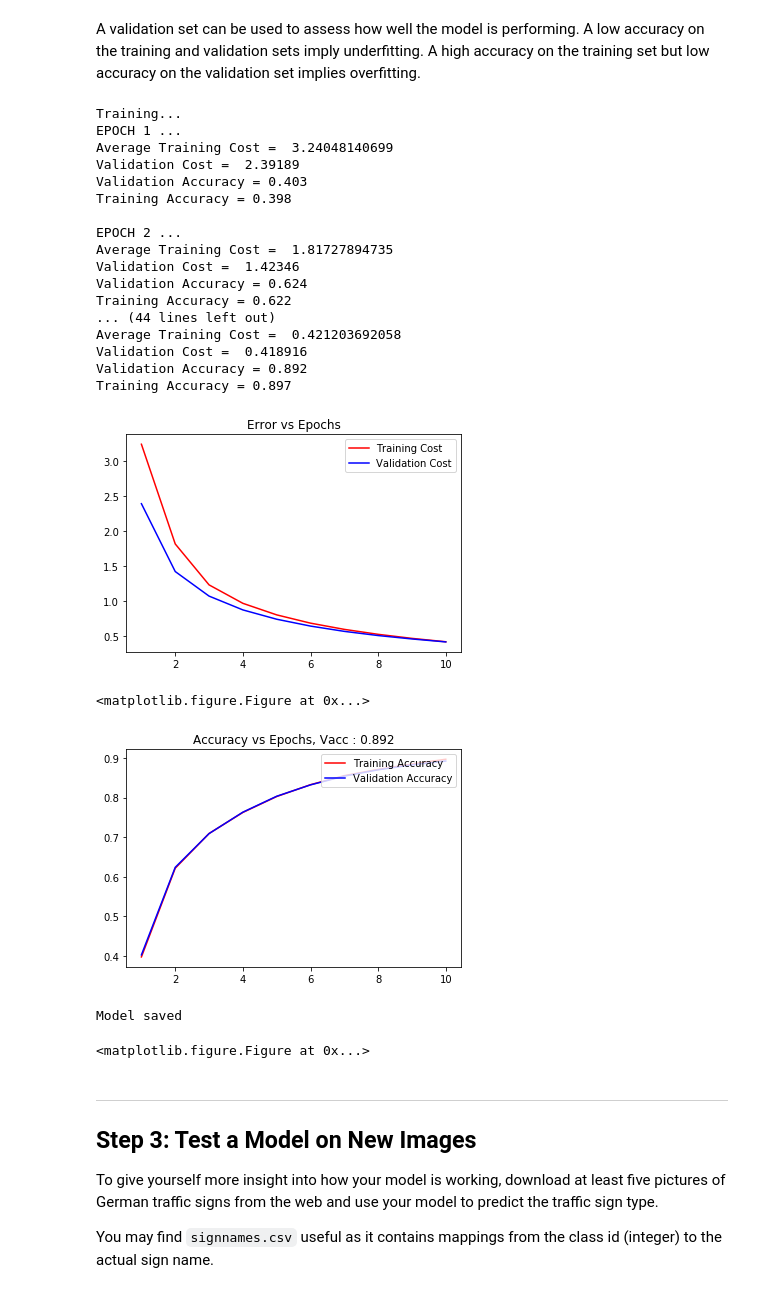
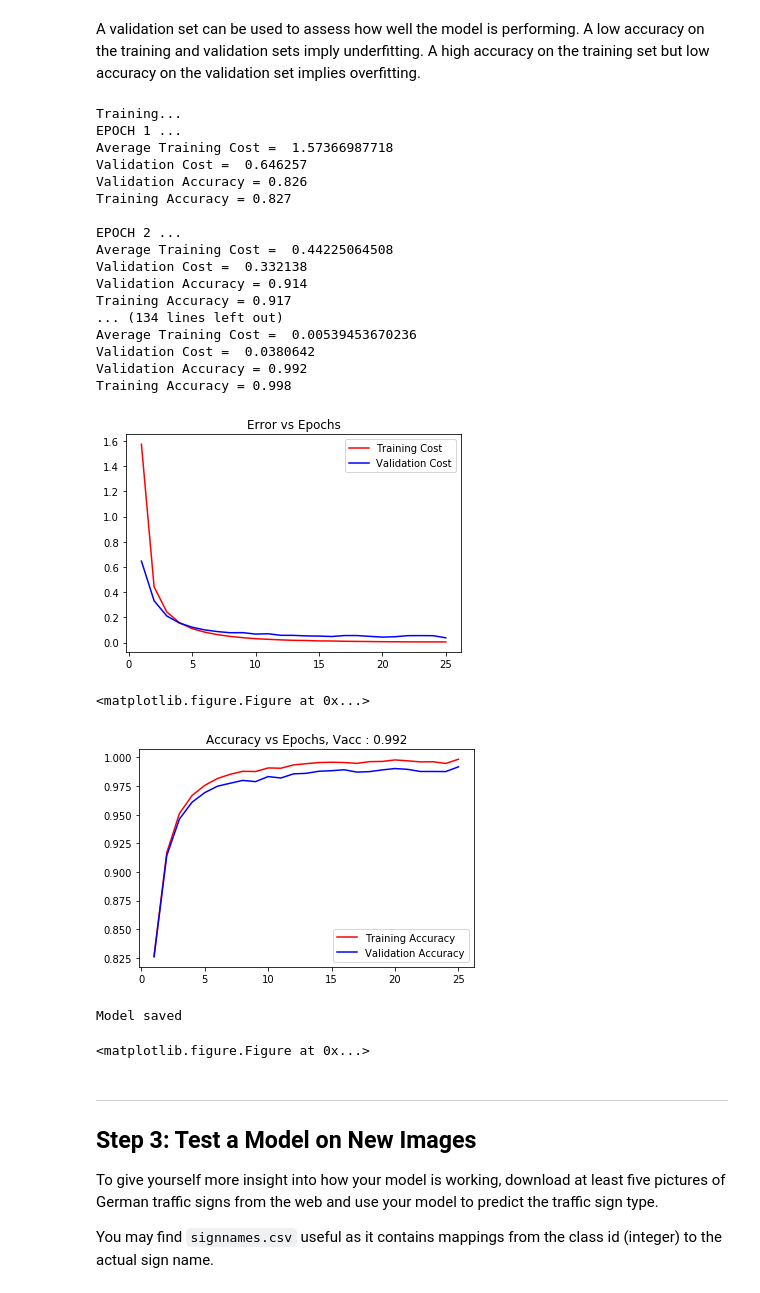
Before and after one commit to Thayjes/Traffic-Sign-Classifier, a Jupyter notebook: Traffic_Sign_Classifier_AWS2.2.ipynb, the cells around one changed output. Cells and saved outputs as stored; diff of their text form; code cells hidden in the pictures.

```diff
--- a/Traffic_Sign_Classifier_AWS2.2.ipynb
+++ b/Traffic_Sign_Classifier_AWS2.2.ipynb
@@ -22,7 +22,7 @@ The [rubric](https://review.udacity.com/#!/rubrics/481/view) contains "Stand Out
 # %%
 # Load pickled data
 import pickle
-windows = True
+windows = False
 augmented = False
 # TODO: Fill this in based on where you saved the training and testing data
 if windows == True:
@@ -111,6 +111,8 @@ The [Matplotlib](http://matplotlib.org/) [examples](http://matplotlib.org/exampl
 **NOTE:** It's recommended you start with something simple first. If you wish to do more, come back to it after you've completed the rest of the sections. It can be interesting to look at the distribution of classes in the training, validation and test set. Is the distribution the same? Are there more examples of some classes than others?
 # %%
 # Let us define a function to plot figures of the traffic sign images. Along with the label at the top.
+%matplotlib inline
+from matplotlib import pyplot as plt
 def plot_traffic_signs(figures, num_rows, num_cols, labels = None):
     fig, axes = plt.subplots(nrows = num_rows, ncols= num_cols, figsize = (20, 20))
     axes = axes.ravel()
@@ -122,27 +124,26 @@ def plot_traffic_signs(figures, num_rows, num_cols, labels = None):
         else:
             axes[fignumber].set_title(heading)
     extent = axes[1].get_window_extent().transformed(fig.dpi_scale_trans.inverted())
-    fig.savefig("Augmented_Traffic_Sign.png")
+    #fig.savefig("Augmented_Traffic_Sign.png")
     #fig.savefig('ax2_figure_expanded.png', bbox_inches=extent.expanded(1, 1))
 # From the CSV file, let us extract the classid and signname from each row.
 name_values = np.genfromtxt('signnames.csv', skip_header=1, dtype=[('myint','i8'), ('mysring','S55')], delimiter=',')
 # Define how many signs to plot
-num_signs = 2
+num_signs = 8
 # Initialize dictionaries for storing the images and corresponding classid.
 figures = {}
 labels = {}
 indices = [[100], [1000]]
 
-# Loop over the signs and fill the dictionaries with images and the corresponding label.
+#Loop over the signs and fill the dictionaries with images and the corresponding label.
 for i in range(num_signs):
     # Pick a random sign from the training set
     index = np.random.randint(0, X_train.shape[0], 1)
-    index = indices[i]
     # Get the image for that sign
     img = X_train[index].squeeze()
     # Get the label, use decode to remove the b in front of the string.
     labels[i] = name_values[y_train[index]][0][1].decode('utf-8')
     figures[i] = img
 
-plot_traffic_signs(figures, 1, 2, labels)
+plot_traffic_signs(figures, 4, 2, labels)
 # %% [output]
@@ -244,13 +245,12 @@ X_test = X_test_gray
 for i in range(num_signs):
     # Pick a random sign from the training set
     index = np.random.randint(0, X_train.shape[0], 1)
-    index = indices[i]
     # Get the image for that sign
     img = X_train[index].squeeze()
     # Get the label, use decode to remove the b in front of the string.
     labels[i] = name_values[y_train[index]][0][1].decode('utf-8')
     figures[i] = img
 
-plot_traffic_signs(figures, 1, 2, labels)
+plot_traffic_signs(figures, 4, 2, labels)
 # %% [output]
 (34799, 32, 32, 1)
@@ -417,7 +417,7 @@ def dropout(layer, keep_prob):
 # L1 through Lout define the depth of each of the layers.
 # Named variables and placeholders so the names can be used when the saved session is restored.
 # Named certain operations as well for the same reason
-rate = 1e-4
+rate = 5*1e-4
 mu = 0
 sigma = 0.1
 L1 = 6
@@ -436,7 +436,7 @@ y = tf.placeholder(tf.int32, (None), name = "y")
 conv1_W = weight_variable((5, 5, image_depth, L1), mu, sigma, "conv1_W")
 conv1_b = bias_variable([L1], "conv1_b")
 conv1   = tf.add(tf.nn.conv2d(x, conv1_W, strides=[1, 1, 1, 1], padding='VALID'), conv1_b, name = "conv1_op")
-print(conv1.shape)
+#print(conv1.shape)
 #conv1_layer = tf.get_variable("conv1_layer", dtype=tf.float32,
 #  initializer=conv1, validate_shape = False)
 
@@ -451,7 +451,7 @@ conv1 = tf.nn.max_pool(conv1, ksize=[1, 2, 2, 1], strides=[1, 2, 2, 1], padding=
 conv2_W = weight_variable((5, 5, L1, L2), mu, sigma, "conv2_W")
 conv2_b = bias_variable([L2], "conv2_b")
 conv2   = tf.add(tf.nn.conv2d(conv1, conv2_W, strides=[1, 1, 1, 1], padding='VALID'), conv2_b, name = "conv2_op")
-print(conv2.shape)
+#print(conv2.shape)
 #conv2_layer = tf.get_variable("conv2_layer", dtype=tf.float32,
 # initializer=conv2, validate_shape = False)
 # SOLUTION: Activation.
@@ -525,7 +522,7 @@ def evaluate(X_data, y_data):
         total_accuracy += (accuracy * len(batch_x))
     return total_accuracy / num_examples
 # %%
-EPOCHS = 10
+EPOCHS = 25
 BATCH_SIZE = 128
 development = False
 tc = []
@@ -556,52 +553,52 @@ with tf.Session() as sess:
             avg_train_cost += train_cost/ (num_batches)
 
         valid_cost = sess.run(loss_operation, feed_dict={x:X_valid, y:y_valid})
         epochs.append(i+1)
         tc.append(avg_train_cost)
         vc.append(valid_cost)
         validation_accuracy = evaluate(X_valid, y_valid)
         training_accuracy = evaluate(X_train[:(num_examples)], y_train[:(num_examples)])
         ta.append(training_accuracy)
         va.append(validation_accuracy)
         print("EPOCH {} ...".format(i+1))
         print("Average Training Cost = ", avg_train_cost)
         print("Validation Cost = ", valid_cost)
         print("Validation Accuracy = {:.3f}".format(validation_accuracy))
         print("Training Accuracy = {:.3f}".format(training_accuracy))
         print()
-    plt.figure(1), plt.title("Error vs Epochs")
+    fig1 = plt.figure(1), plt.title("Error vs Epochs")
     plt.plot(epochs, tc, 'r-', label = "Training Cost")
     plt.plot(epochs, vc, 'b-', label = "Validation Cost")
-    plt.legend(loc = "upper right"), plt.show(), plt.savefig("ErrorPlot.png")
+    plt.legend(loc = "upper right"), plt.show(), fig1.savefig("ErrorPlot.png")
 
-    plt.figure(2), plt.title("Accuracy vs Epochs, Vacc : {:0.3f}".format(validation_accuracy))
+    fig2 = plt.figure(2), plt.title("Accuracy vs Epochs, Vacc : {:0.3f}".format(validation_accuracy))
     plt.plot(epochs, ta, 'r-', label = "Training Accuracy")
     plt.plot(epochs, va, 'b-', label = "Validation Accuracy")
-    plt.legend(loc = "lower right"), plt.show(), plt.savefig("AccuracyPlot.png")
+    plt.legend(loc = "lower right"), plt.show(), fig2.savefig("AccuracyPlot.png")
 
     saver.save(sess, './leneta.ckpt')
     print("Model saved")
 # %% [output]
 Training...
 EPOCH 1 ...
-Average Training Cost =  3.24048140699
-Validation Cost =  2.39189
-Validation Accuracy = 0.403
-Training Accuracy = 0.398
+Average Training Cost =  1.57366987718
+Validation Cost =  0.646257
+Validation Accuracy = 0.826
+Training Accuracy = 0.827
 
 EPOCH 2 ...
-Average Training Cost =  1.81727894735
-Validation Cost =  1.42346
-Validation Accuracy = 0.624
-Training Accuracy = 0.622
-... (44 lines left out)
-Average Training Cost =  0.421203692058
-Validation Cost =  0.418916
-Validation Accuracy = 0.892
-Training Accuracy = 0.897
+Average Training Cost =  0.44225064508
+Validation Cost =  0.332138
+Validation Accuracy = 0.914
+Training Accuracy = 0.917
+... (134 lines left out)
+Average Training Cost =  0.00539453670236
+Validation Cost =  0.0380642
+Validation Accuracy = 0.992
+Training Accuracy = 0.998
-[figure, old version]
+[figure, new version]
 <matplotlib.figure.Figure at 0x...>
-[figure, old version]
+[figure, new version]
 Model saved
 <matplotlib.figure.Figure at 0x...>
 # %%
```
Also changed, not shown: parts of 11 cells of this notebook.
